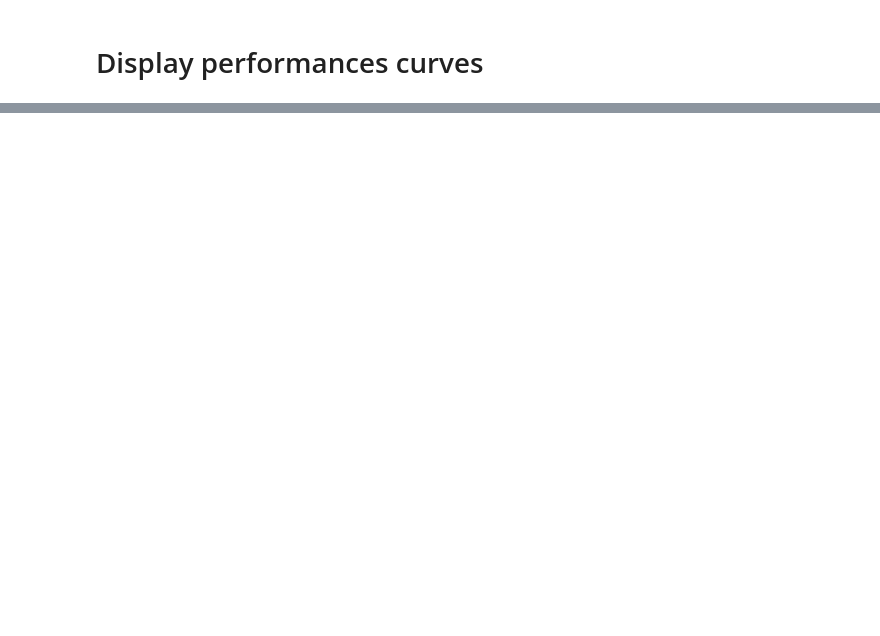
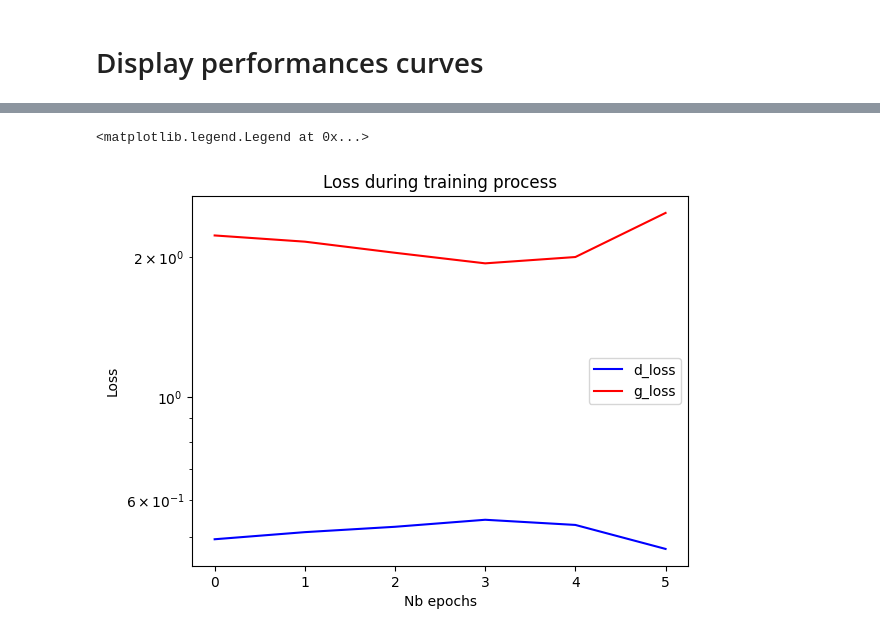
Before and after one commit to Morpheus5828/AIResources, a Jupyter notebook: ai_resources/deep_learning/GAN/PaintGAN.ipynb, the cells around one changed output, grey strips where cells are left out. Saved outputs shown, nothing was run; the diff lists cells and outputs as text; code cells hidden in the pictures; blank space fills up the shorter version.

```diff
--- a/ai_resources/deep_learning/GAN/PaintGAN.ipynb
+++ b/ai_resources/deep_learning/GAN/PaintGAN.ipynb
@@ -50,29 +50,28 @@ generator.add(Dense(16 * 16 * 512, input_shape=(latent_dim,), activation='relu')
 generator.add(Reshape((16, 16, 512)))
 generator.add(BatchNormalization(momentum=0.8))
 
-generator.add(Conv2DTranspose(256, kernel_size=5, strides=2, padding='same'))
-generator.add(Conv2DTranspose(256, kernel_size=5, padding='same'))
+generator.add(Conv2DTranspose(256, kernel_size=10, strides=2, padding='same'))
+generator.add(LeakyReLU(alpha=0.2))
+generator.add(BatchNormalization(momentum=0.8))
+generator.add(Dropout(0.25))
+
+generator.add(Conv2DTranspose(128, kernel_size=6, strides=2, padding='same'))
+generator.add(LeakyReLU(alpha=0.2))
+generator.add(BatchNormalization(momentum=0.8))
+generator.add(Dropout(0.25))
+
+generator.add(Conv2DTranspose(64, kernel_size=6, strides=2, padding='same'))
+generator.add(Conv2DTranspose(64, kernel_size=6, padding='same'))
 generator.add(LeakyReLU(alpha=0.2))
 generator.add(BatchNormalization(momentum=0.8))
 
-generator.add(Conv2DTranspose(128, kernel_size=5, strides=2, padding='same'))
-generator.add(Conv2DTranspose(128, kernel_size=5, padding='same'))
-generator.add(Conv2DTranspose(128, kernel_size=5, padding='same'))
+generator.add(Conv2DTranspose(32, kernel_size=6, strides=2, padding='same'))
 generator.add(LeakyReLU(alpha=0.2))
 generator.add(BatchNormalization(momentum=0.8))
-
-generator.add(Conv2DTranspose(64, kernel_size=5, strides=2, padding='same'))
-generator.add(Conv2DTranspose(64, kernel_size=5, padding='same'))
-generator.add(Conv2DTranspose(64, kernel_size=5, padding='same'))
-generator.add(LeakyReLU(alpha=0.2))
-generator.add(BatchNormalization(momentum=0.8))
-
-generator.add(Conv2DTranspose(32, kernel_size=5, strides=2, padding='same'))
-generator.add(Conv2DTranspose(32, kernel_size=5, padding='same'))
-generator.add(LeakyReLU(alpha=0.2))
-generator.add(BatchNormalization(momentum=0.8))
+generator.add(Dropout(0.25))
 
 generator.add(Conv2DTranspose(16, kernel_size=5, strides=2, padding='same'))
+generator.add(Conv2DTranspose(16, kernel_size=5, padding='same'))
 generator.add(LeakyReLU(alpha=0.2))
 generator.add(BatchNormalization(momentum=0.8))
 
@@ -223,7 +222,7 @@ model.compile(
 
 callback = keras.callbacks.EarlyStopping(
     monitor='g_loss',
-    patience=3
+    patience=2
 )
 # %%
 history = model.fit(data, epochs=epochs, callbacks=[callback])
@@ -237,15 +251,18 @@ history_dict
 # %%
 g_loss = history_dict['g_loss']
 d_loss = history_dict['d_loss']
 
-epochs = range(8)
+epochs = range(6)
 plt.plot(epochs, d_loss, 'b', label="d_loss")
 plt.plot(epochs, g_loss, 'b', label="g_loss", c="red")
 plt.title("Loss during training process")
 plt.xlabel("Nb epochs")
 plt.ylabel("Loss")
 plt.yscale('log')
 plt.legend()
+# %% [output]
+<matplotlib.legend.Legend at 0x...>
+[figure, added]
 # %%
 num_img=40
 
```
Also changed, not shown: parts of 4 cells of this notebook, 41 other files.
